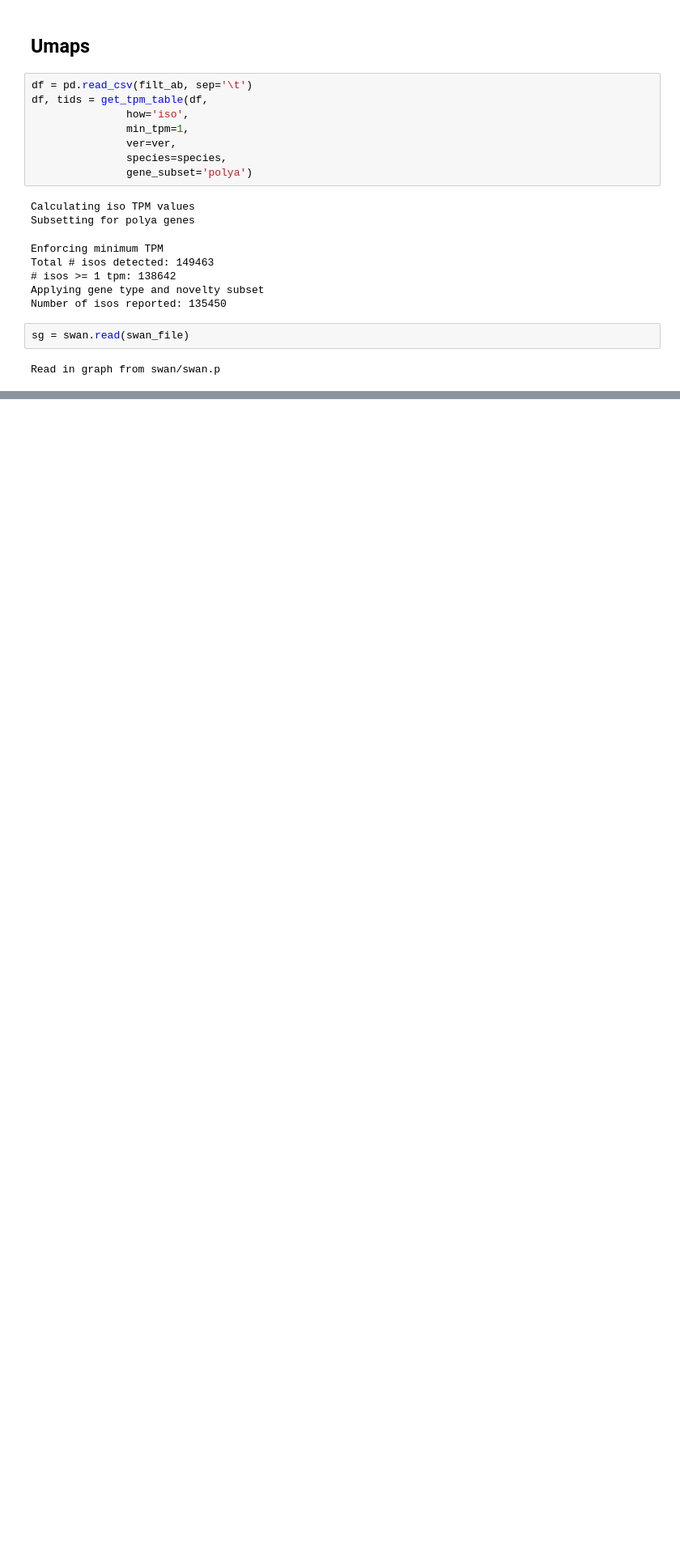
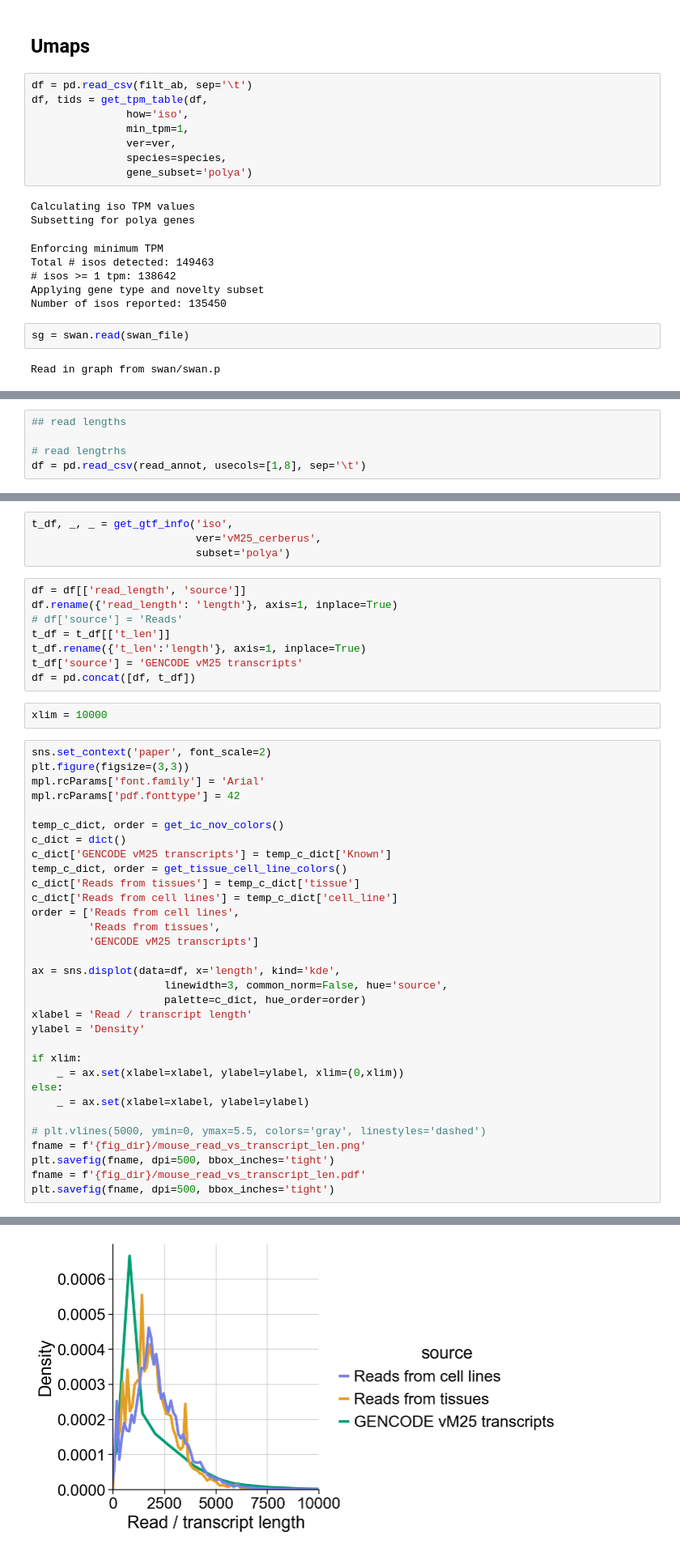
Before and after one commit to fairliereese/rnawg, a Jupyter notebook: mouse/lr_bulk/data_summary.ipynb, the cells around one changed output, grey strips where cells are left out. Shown at 81% size. Drawn from its saved outputs; the diff is of its cells as text; blank space fills up the shorter version.

```diff
--- a/mouse/lr_bulk/data_summary.ipynb
+++ b/mouse/lr_bulk/data_summary.ipynb
@@ -365,0 +446,5 @@ Categories (3, object): ['brain', 'cell_line', 'tissue']
+# %%
+## read lengths
+
+# read lengtrhs
+df = pd.read_csv(read_annot, usecols=[1,8], sep='\t')
@@ -365,0 +459,47 @@ Categories (3, object): ['brain', 'cell_line', 'tissue']
+# %%
+t_df, _, _ = get_gtf_info('iso',
+                          ver='vM25_cerberus',
+                          subset='polya')
+# %%
+df = df[['read_length', 'source']]
+df.rename({'read_length': 'length'}, axis=1, inplace=True)
+# df['source'] = 'Reads'
+t_df = t_df[['t_len']]
+t_df.rename({'t_len':'length'}, axis=1, inplace=True)
+t_df['source'] = 'GENCODE vM25 transcripts'
+df = pd.concat([df, t_df])
+# %%
+xlim = 10000
+# %%
+sns.set_context('paper', font_scale=2)
+plt.figure(figsize=(3,3))
+mpl.rcParams['font.family'] = 'Arial'
+mpl.rcParams['pdf.fonttype'] = 42
+
+temp_c_dict, order = get_ic_nov_colors()
+c_dict = dict()
+c_dict['GENCODE vM25 transcripts'] = temp_c_dict['Known']
+temp_c_dict, order = get_tissue_cell_line_colors()
+c_dict['Reads from tissues'] = temp_c_dict['tissue']
+c_dict['Reads from cell lines'] = temp_c_dict['cell_line']
+order = ['Reads from cell lines',
+         'Reads from tissues',
+         'GENCODE vM25 transcripts']
+
+ax = sns.displot(data=df, x='length', kind='kde',
+                     linewidth=3, common_norm=False, hue='source',
+                     palette=c_dict, hue_order=order)
+xlabel = 'Read / transcript length'
+ylabel = 'Density'
+
+if xlim:
+    _ = ax.set(xlabel=xlabel, ylabel=ylabel, xlim=(0,xlim))
+else:
+    _ = ax.set(xlabel=xlabel, ylabel=ylabel)
+
+# plt.vlines(5000, ymin=0, ymax=5.5, colors='gray', linestyles='dashed')
+fname = f'{fig_dir}/mouse_read_vs_transcript_len.png'
+plt.savefig(fname, dpi=500, bbox_inches='tight')
+fname = f'{fig_dir}/mouse_read_vs_transcript_len.pdf'
+plt.savefig(fname, dpi=500, bbox_inches='tight')
+# %% [output]
@@ -365,0 +507 @@ Categories (3, object): ['brain', 'cell_line', 'tissue']
+[figure, added]
```
Also changed, not shown: parts of 14 cells of this notebook, 12 other files.
